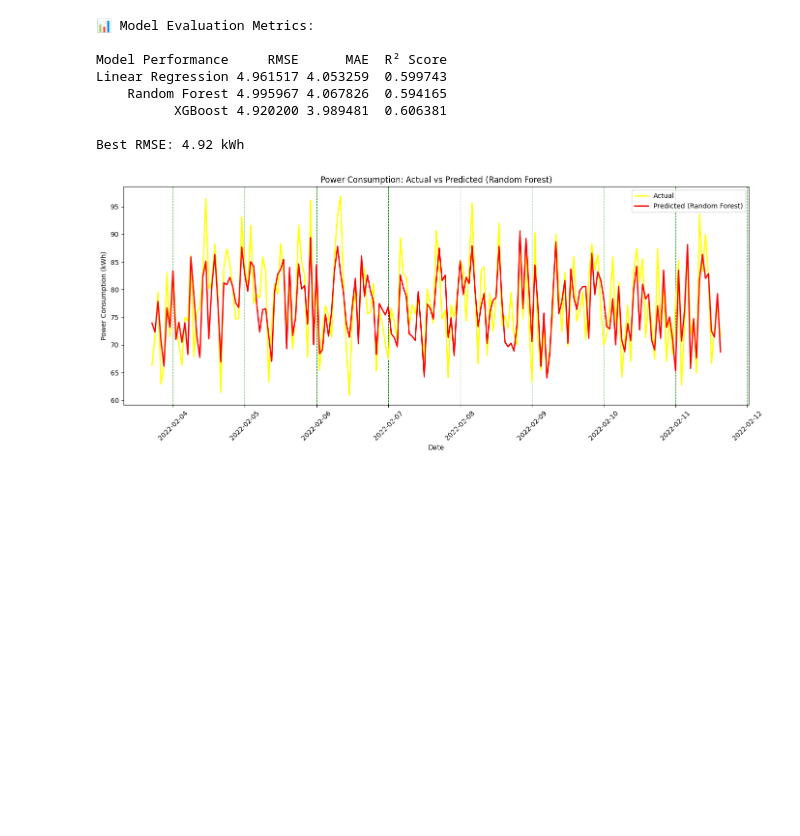
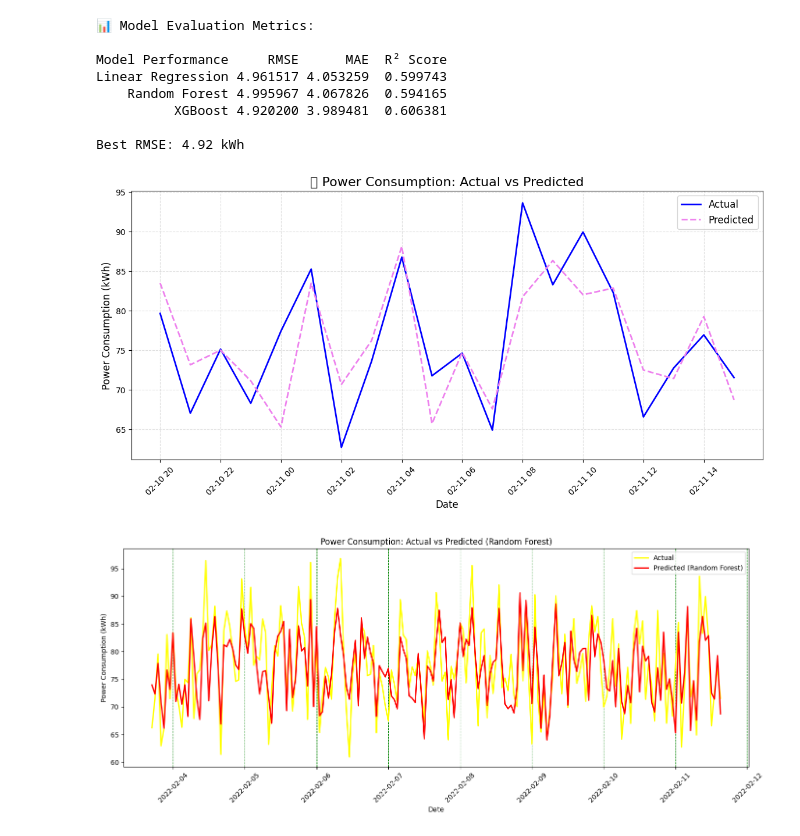
Before and after one commit to Shrutik-0101/Machine-Learning-Portfolio, a Jupyter notebook: Energy_Consumption.ipynb, the cells around one changed output. Cells and saved outputs as stored; diff of their text form; code cells hidden in the pictures; blank space fills up the shorter version.

Commit message:
Better Plot Focus

```diff
--- a/Energy_Consumption.ipynb
+++ b/Energy_Consumption.ipynb
@@ -234,6 +234,35 @@ Linear Regression 4.961517 4.053259  0.599743
           XGBoost 4.920200 3.989481  0.606381
 
 Best RMSE: 4.92 kWh
+# %%
+import matplotlib.pyplot as plt
+
+# Make sure your test_df has 'Date', 'Power_Consumption', and 'Predicted' columns
+plt.figure(figsize=(14, 6))
+
+# Focus only on the last 100 rows of the test set
+test_df_tail = test_df.tail(20)
+
+# Plot only the last 100 points
+plt.plot(test_df_tail['Date'], test_df_tail['Power_Consumption'], label='Actual', color='blue', linewidth=2)
+plt.plot(test_df_tail['Date'], test_df_tail['Predicted'], label='Predicted', color='violet', linewidth=2, linestyle='--')
+
+# Titles and labels
+plt.title("🔌 Power Consumption: Actual vs Predicted", fontsize=16)
+plt.xlabel("Date", fontsize=12)
+plt.ylabel("Power Consumption (kWh)", fontsize=12)
+
+# Format the x-axis for better spacing
+plt.xticks(rotation=45)
+plt.grid(True, linestyle='--', alpha=0.4)
+
+# Add a legend
+plt.legend(fontsize=12)
+
+
+plt.show()
+# %% [output]
+[figure, added]
 # %%
 # Sort by date again
 test_df = test_df.sort_values(by="Date")
```
